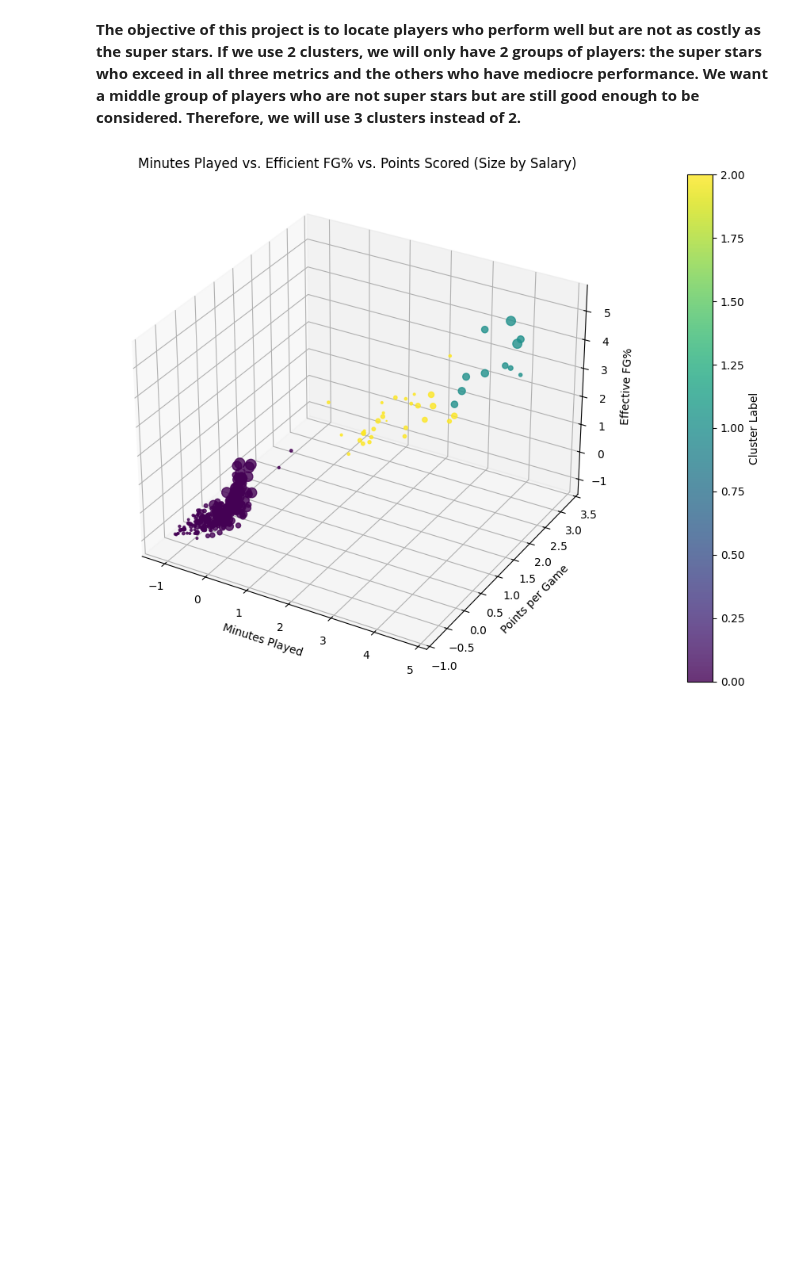
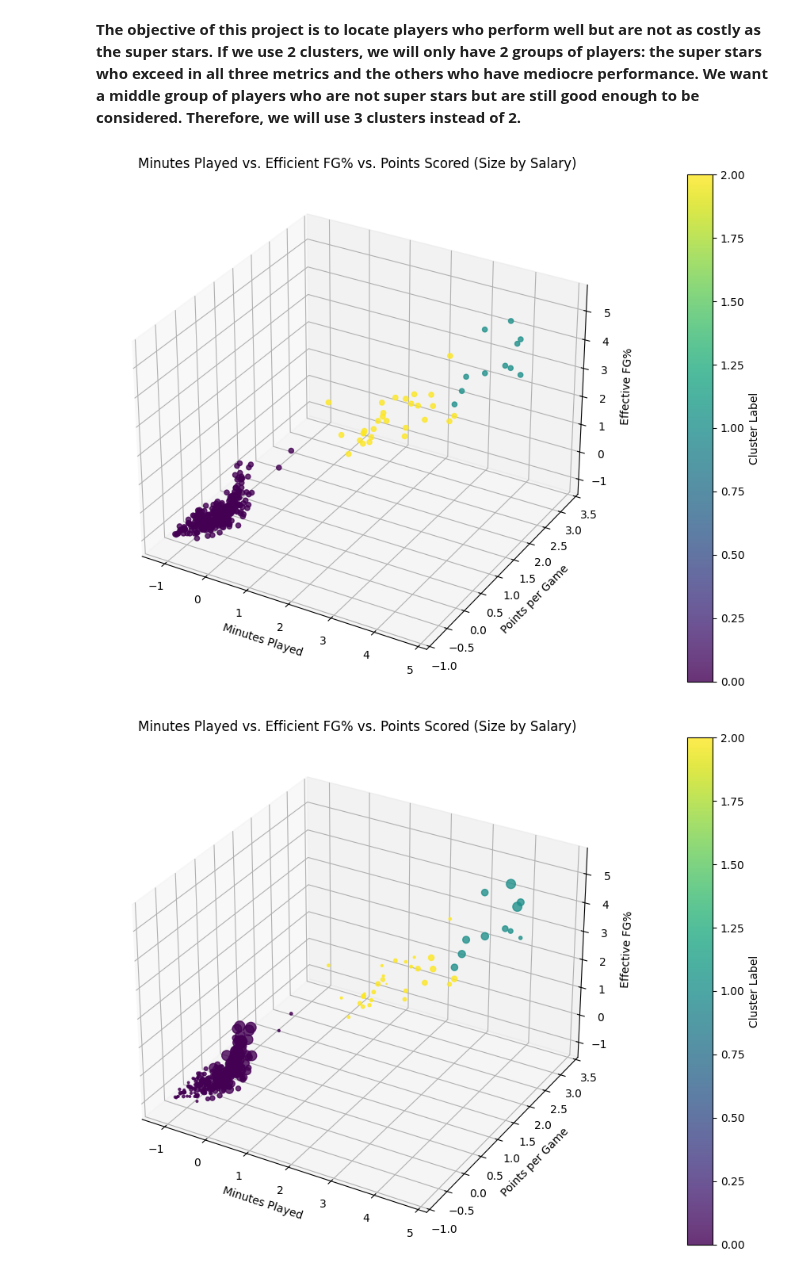
Before and after one commit to dylanlidailin/DS-3021, a Jupyter notebook: 10_kMeans Clustering/Lab-Clustering.ipynb, the cells around one changed output. Cells and saved outputs as stored; diff of their text form; code cells hidden in the pictures; blank space fills up the shorter version.

```diff
--- a/10_kMeans Clustering/Lab-Clustering.ipynb
+++ b/10_kMeans Clustering/Lab-Clustering.ipynb
@@ -321,6 +320,39 @@ fig = px.scatter_3d(
     hover_data=['Player','Salary'],
     title="Minutes Played vs. Efficient FG% vs. Points Scored (Size by Salary)")
 fig.show(renderer="vscode")
+# %%
+fig = plt.figure(figsize=(10, 7))
+ax  = fig.add_subplot(111, projection='3d')
+
+# axes data
+x = performance['MP']
+y = performance['eFG%']
+z = performance['PTS']
+
+# color by cluster (0/1)
+c = performance['cluster_real'].astype(int)
+
+scatter = ax.scatter(
+    x, y, z,
+    c=c,
+    cmap='viridis',
+    alpha=0.8
+)
+
+# labels & title
+ax.set_xlabel('Minutes Played')
+ax.set_ylabel('Points per Game')
+ax.set_zlabel('Effective FG%')
+ax.set_title('Minutes Played vs. Efficient FG% vs. Points Scored (Size by Salary)')
+
+# colorbar
+cbar = fig.colorbar(scatter, ax=ax, pad=0.1)
+cbar.set_label('Cluster Label')
+
+plt.tight_layout()
+plt.show()
+# %% [output]
+[figure, added]
 # %%
 fig = plt.figure(figsize=(10, 7))
 ax  = fig.add_subplot(111, projection='3d')
```
Also changed, not shown: parts of 2 cells of this notebook, 3 other files.
